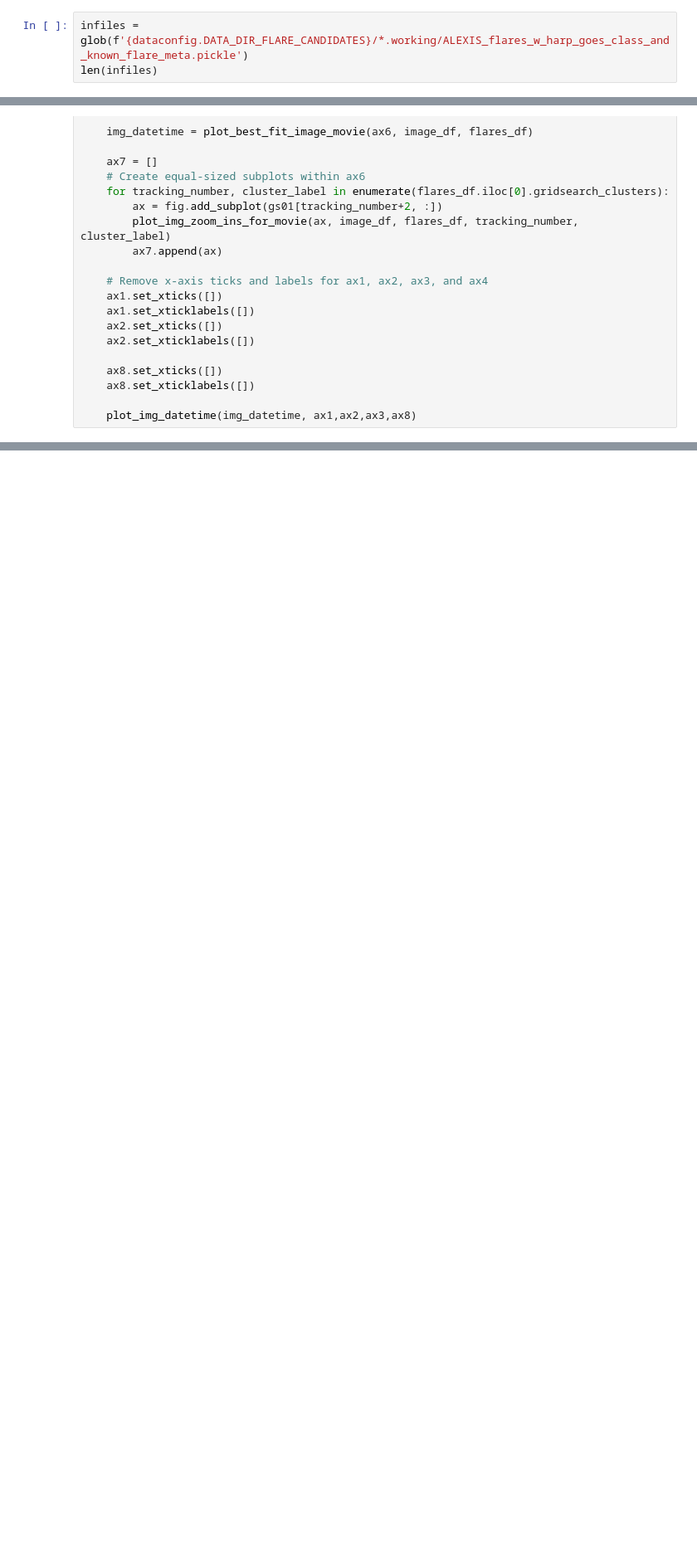
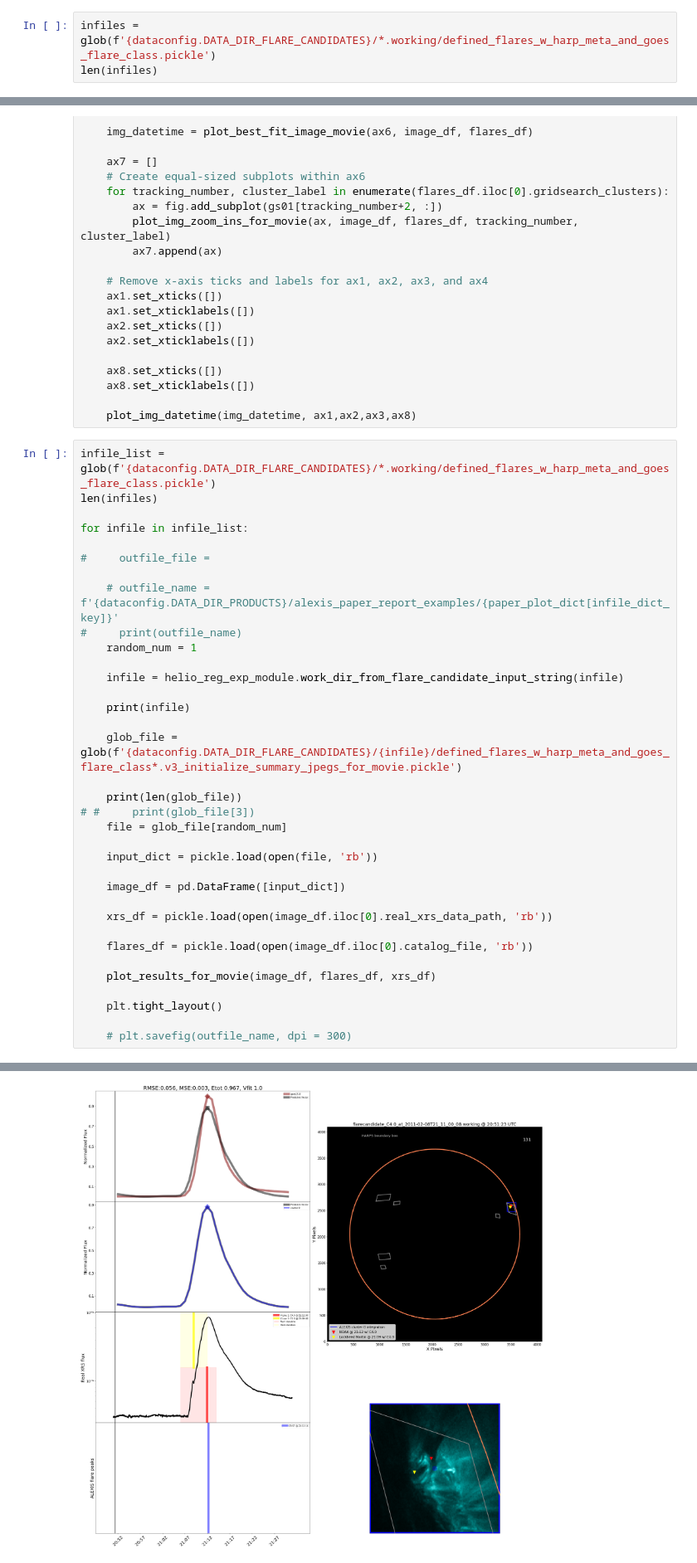
Before and after one commit to jpadial15/ALEXIS_pipeline, a Jupyter notebook: pipeline/pipeline_report.ipynb, the cells around one changed output, grey strips where cells are left out. Shown: that part at 83% size. Drawn from its saved outputs; the diff is of its cells as text; blank space fills up the shorter version.

Commit message:
makes visuals and shows hek_report_flares

```diff
--- a/pipeline/pipeline_report.ipynb
+++ b/pipeline/pipeline_report.ipynb
@@ -52,3 +55,3 @@ import ALEXIS_02_define_goes_class_module
 # %%
-infiles = glob(f'{dataconfig.DATA_DIR_FLARE_CANDIDATES}/*.working/ALEXIS_flares_w_harp_goes_class_and_known_flare_meta.pickle')
+infiles = glob(f'{dataconfig.DATA_DIR_FLARE_CANDIDATES}/*.working/defined_flares_w_harp_meta_and_goes_flare_class.pickle')
 len(infiles)
@@ -801,3 +806,39 @@ def plot_results_for_movie(image_df, flares_df, xrs_df):
     ax8.set_xticklabels([])
 
     plot_img_datetime(img_datetime, ax1,ax2,ax3,ax8)
+# %%
+infile_list = glob(f'{dataconfig.DATA_DIR_FLARE_CANDIDATES}/*.working/defined_flares_w_harp_meta_and_goes_flare_class.pickle')
+len(infiles)
+
+for infile in infile_list:
+
+#     outfile_file =
+
+    # outfile_name = f'{dataconfig.DATA_DIR_PRODUCTS}/alexis_paper_report_examples/{paper_plot_dict[infile_dict_key]}'
+#     print(outfile_name)
+    random_num = 1
+
+    infile = helio_reg_exp_module.work_dir_from_flare_candidate_input_string(infile)
+
+    print(infile)
+
+    glob_file = glob(f'{dataconfig.DATA_DIR_FLARE_CANDIDATES}/{infile}/defined_flares_w_harp_meta_and_goes_flare_class*.v3_initialize_summary_jpegs_for_movie.pickle')
+
+    print(len(glob_file))
+# #     print(glob_file[3])
+    file = glob_file[random_num]
+
+    input_dict = pickle.load(open(file, 'rb'))
+
+    image_df = pd.DataFrame([input_dict])
+
+    xrs_df = pickle.load(open(image_df.iloc[0].real_xrs_data_path, 'rb'))
+
+    flares_df = pickle.load(open(image_df.iloc[0].catalog_file, 'rb'))
+
+    plot_results_for_movie(image_df, flares_df, xrs_df)
+
+    plt.tight_layout()
+
+    # plt.savefig(outfile_name, dpi = 300)
+# %% [output]
@@ -803,0 +863 @@ def plot_results_for_movie(image_df, flares_df, xrs_df):
+[figure, added]
```
Also changed, not shown: parts of 7 cells of this notebook.
